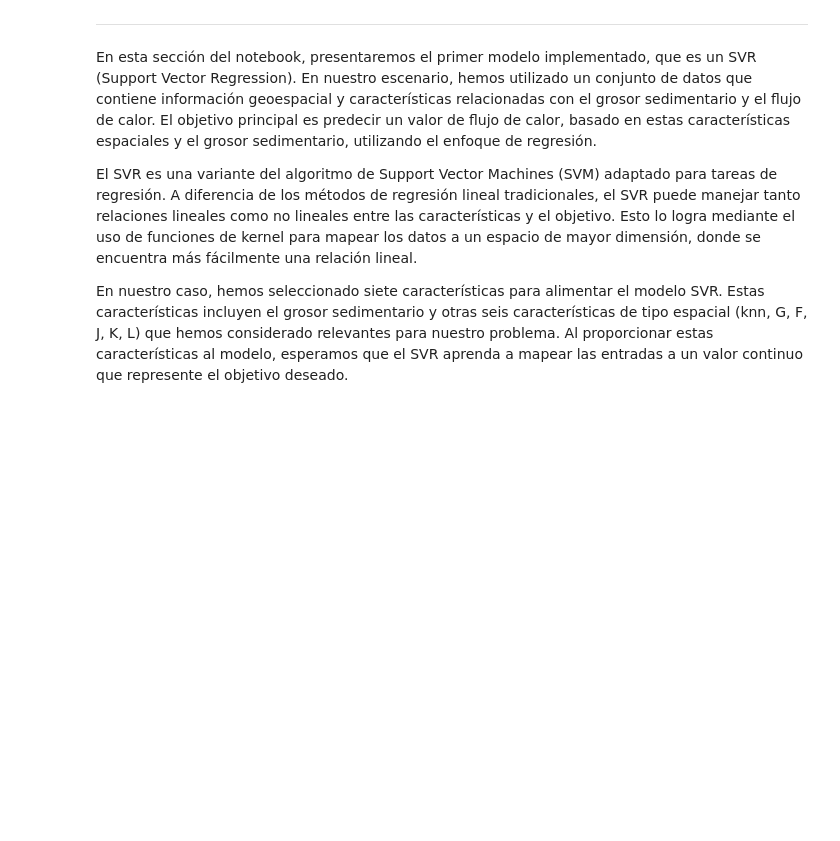
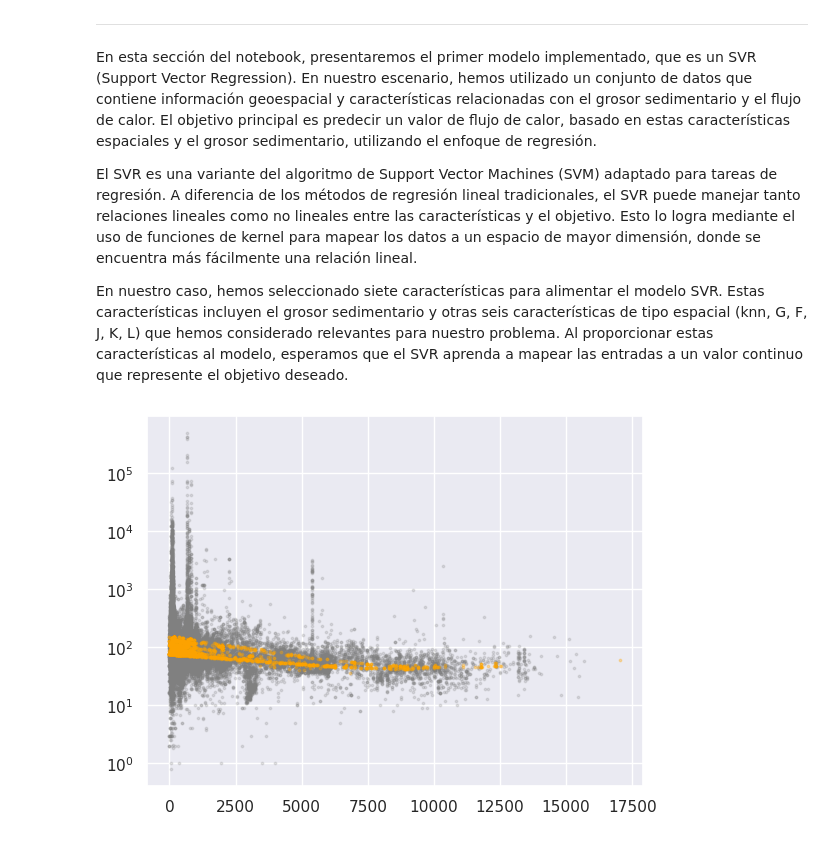
Before and after one commit to gacuervol/tdsp_template, a Jupyter notebook: scripts/training/modelling.ipynb, the cells around one changed output. Cells and saved outputs as stored; diff of their text form; code cells hidden in the pictures; blank space fills up the shorter version.

```diff
--- a/scripts/training/modelling.ipynb
+++ b/scripts/training/modelling.ipynb
@@ -148,6 +177,8 @@ from sklearn.svm import SVR
 # Convert the tuple to a matrix and transpose it
 X_train_matrix = np.vstack(X_train)
 X_train_matrix_T = np.transpose(X_train_matrix)
+X_val_matrix = np.vstack(X_val)
+X_val_matrix_T = np.transpose(X_val_matrix)
 X_test_matrix = np.vstack(X_test)
 X_test_matrix_T = np.transpose(X_test_matrix)
 # %%
@@ -155,4 +186,16 @@ X_test_matrix_T = np.transpose(X_test_matrix)
 svr = SVR(kernel='rbf')
 svr.fit(X_train_matrix_T, y_train)
 # Make predictions on the test set
-y_pred = svr.predict(X_test_matrix_T)
+y_pred_val = svr.predict(X_val_matrix_T)
+# %%
+idx_sed = -1
+plt.scatter(X_train[idx_sed], y_train, color='gray', marker='.', alpha=0.2,
+            label='RANSAC outliers', s=12)
+plt.scatter(X_val[idx_sed], y_pred_val, color='orange', marker='.', alpha=0.3,
+         label='RANSAC cubic', s=12)
+plt.yscale('log')
+plt.title('Grosor sedimentario vs. Flujo de calor')
+plt.xlabel(r'Grosor sedimentario $[m]$')
+plt.ylabel(r'Flujo de calor log($[mW/m^2]$)')
+# %% [output]
+[figure, added]
```
Also changed, not shown: parts of 33 cells of this notebook, 8 other files.
